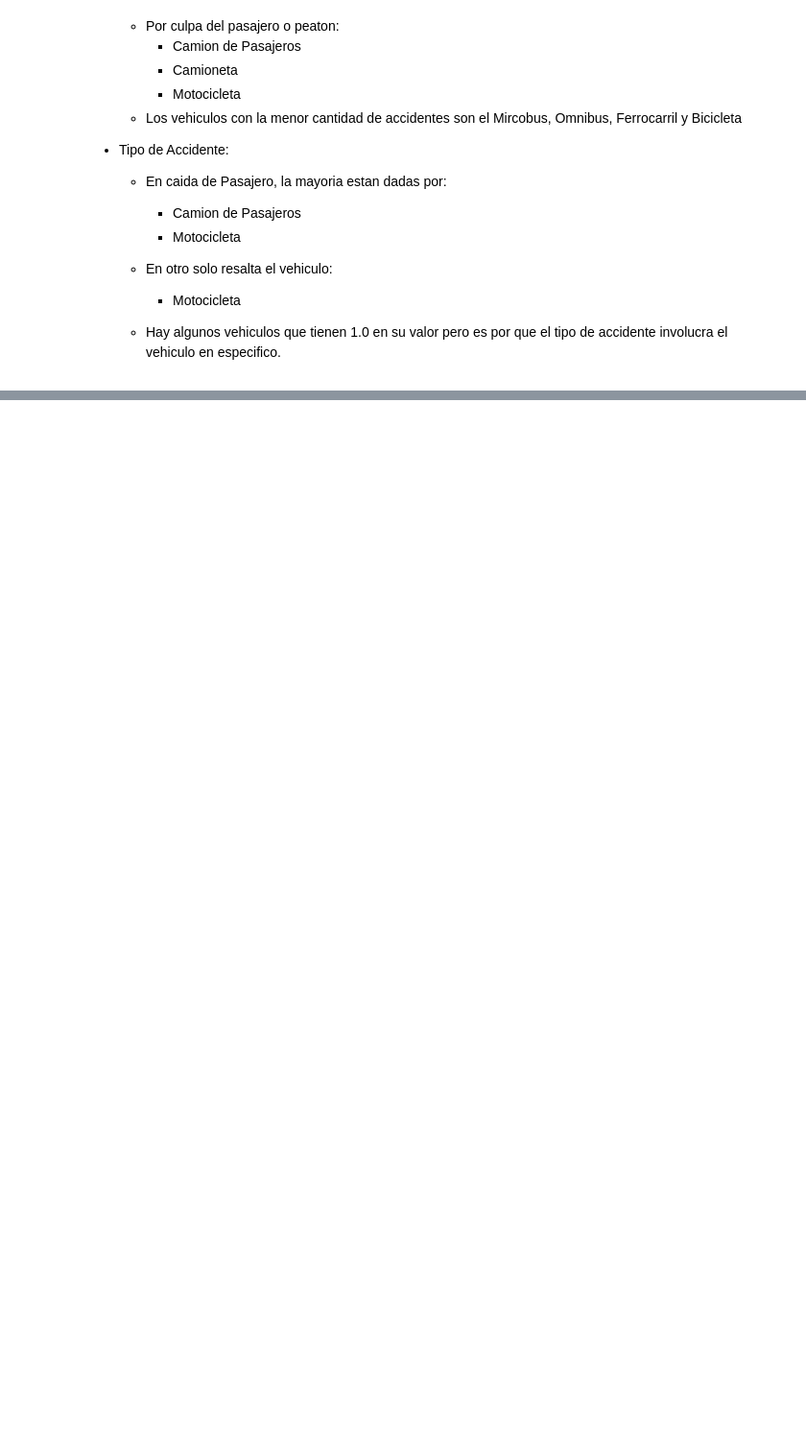
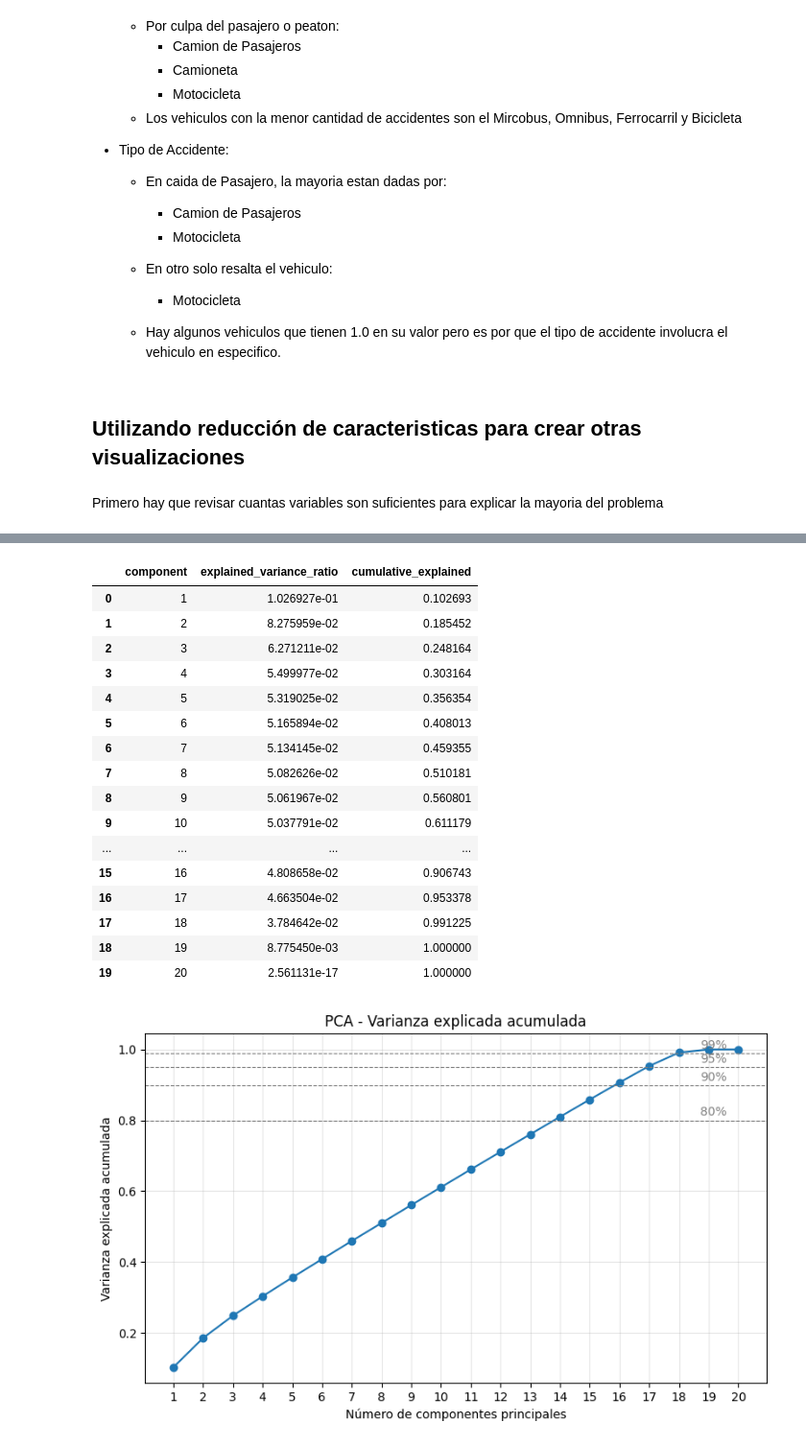
Before and after one commit to Mario-ACL/proyecto_ing_datos, a Jupyter notebook: notebooks/1.02-EDA-relations-1.ipynb, the cells around one changed output, grey strips where cells are left out. Shown at 96% size. Saved outputs shown, nothing was run; the diff lists cells and outputs as text; code cells hidden in the pictures; blank space fills up the shorter version.

```diff
--- a/notebooks/1.02-EDA-relations-1.ipynb
+++ b/notebooks/1.02-EDA-relations-1.ipynb
@@ -440,3 +476,63 @@ plt.show()
         - Motocicleta
 
     - Hay algunos vehiculos que tienen 1.0 en su valor pero es por que el tipo de accidente involucra el vehiculo en especifico.
+# %% [markdown]
+## Utilizando reducción de caracteristicas para crear otras visualizaciones
+# %% [markdown]
+Primero hay que revisar cuantas variables son suficientes para explicar la mayoria del problema
+# %%
+from sklearn.preprocessing import StandardScaler
+from sklearn.decomposition import PCA
+
+# PCA para determinar cuántas variables conservar (explicabilidad)
+
+# Seleccionar columnas numéricas y eliminar constantes
+num_cols = inegi_df.select_dtypes(include=[np.number]).columns.tolist()
+X_num = inegi_df[num_cols].copy()
+const_cols = X_num.columns[X_num.nunique() <= 1].tolist()
+if const_cols:
+    X_num = X_num.drop(columns=const_cols)
+
+# Escalar
+scaler = StandardScaler()
+X_scaled = scaler.fit_transform(X_num)
+
+# Ajustar PCA completo
+pca = PCA()
+pca.fit(X_scaled)
+explained = pca.explained_variance_ratio_
+cum_explained = np.cumsum(explained)
+
+# Umbrales comunes y número de componentes necesarios
+thresholds = [0.80, 0.90, 0.95, 0.99]
+needed = {t: int(np.searchsorted(cum_explained, t) + 1) for t in thresholds}
+
+# Mostrar resultados resumidos
+print("Columnas numéricas consideradas:", len(X_num.columns))
+print("Columnas constantes eliminadas:", const_cols)
+print("\nComponentes necesarios por umbral de varianza explicada:")
+for t, n in needed.items():
+    print(f"  {int(t*100)}% -> {n} componentes")
+
+# Tabla con varianza explicada acumulada por componente
+var_df = pd.DataFrame({
+    'component': np.arange(1, len(explained)+1),
+    'explained_variance_ratio': explained,
+    'cumulative_explained': cum_explained
+})
+display(var_df.head(20))  # mostrar primeras 20 filas
+
+# Gráfica Scree / Varianza acumulada
+plt.figure(figsize=(8,5))
+plt.plot(var_df['component'], var_df['cumulative_explained'], marker='o')
+for t in thresholds:
+    plt.axhline(y=t, color='gray', linestyle='--', linewidth=0.8)
+    plt.text(len(explained)*0.98, t+0.005, f"{int(t*100)}%", ha='right', va='bottom', color='gray')
+plt.xticks(np.arange(1, len(explained)+1, max(1, len(explained)//20)))
+plt.xlabel('Número de componentes principales')
+plt.ylabel('Varianza explicada acumulada')
+plt.title('PCA - Varianza explicada acumulada')
+plt.grid(alpha=0.3)
+plt.tight_layout()
+plt.show()
+# %% [output]
@@ -442,0 +547,18 @@ plt.show()
+|  | component | explained_variance_ratio | cumulative_explained |
+| 0 | 1 | 1.026927e-01 | 0.102693 |
+| 1 | 2 | 8.275959e-02 | 0.185452 |
+| 2 | 3 | 6.271211e-02 | 0.248164 |
+| 3 | 4 | 5.499977e-02 | 0.303164 |
+| 4 | 5 | 5.319025e-02 | 0.356354 |
+| 5 | 6 | 5.165894e-02 | 0.408013 |
+| 6 | 7 | 5.134145e-02 | 0.459355 |
+| 7 | 8 | 5.082626e-02 | 0.510181 |
+| 8 | 9 | 5.061967e-02 | 0.560801 |
+| 9 | 10 | 5.037791e-02 | 0.611179 |
+| ... | ... | ... | ... |
+| 15 | 16 | 4.808658e-02 | 0.906743 |
+| 16 | 17 | 4.663504e-02 | 0.953378 |
+| 17 | 18 | 3.784642e-02 | 0.991225 |
+| 18 | 19 | 8.775450e-03 | 1.000000 |
+| 19 | 20 | 2.561131e-17 | 1.000000 |
+[figure, added]
```
Also changed, not shown: parts of 16 cells of this notebook, 1 other file.
